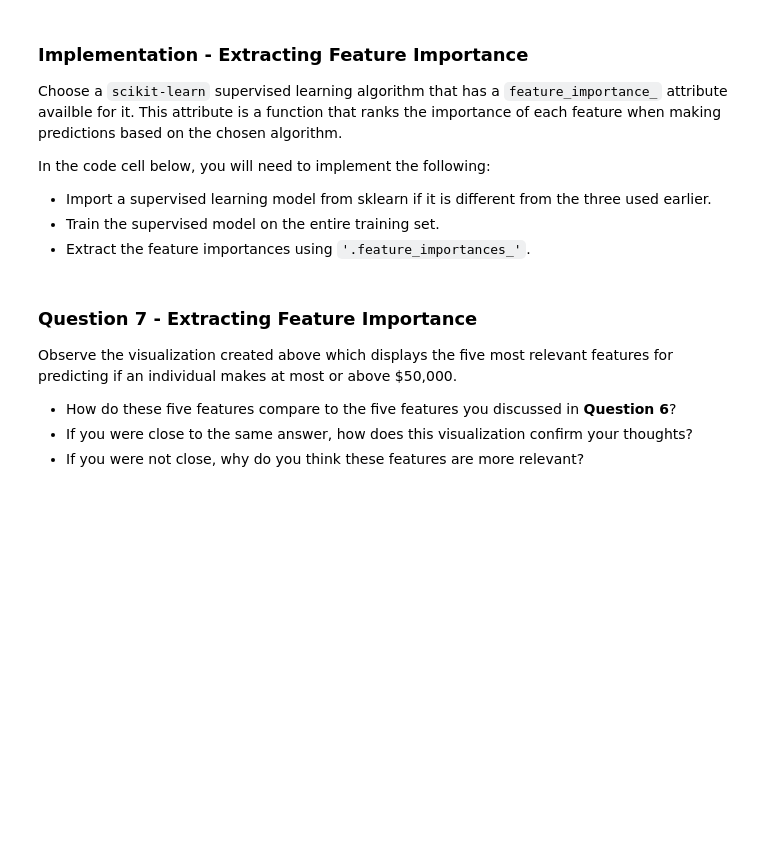
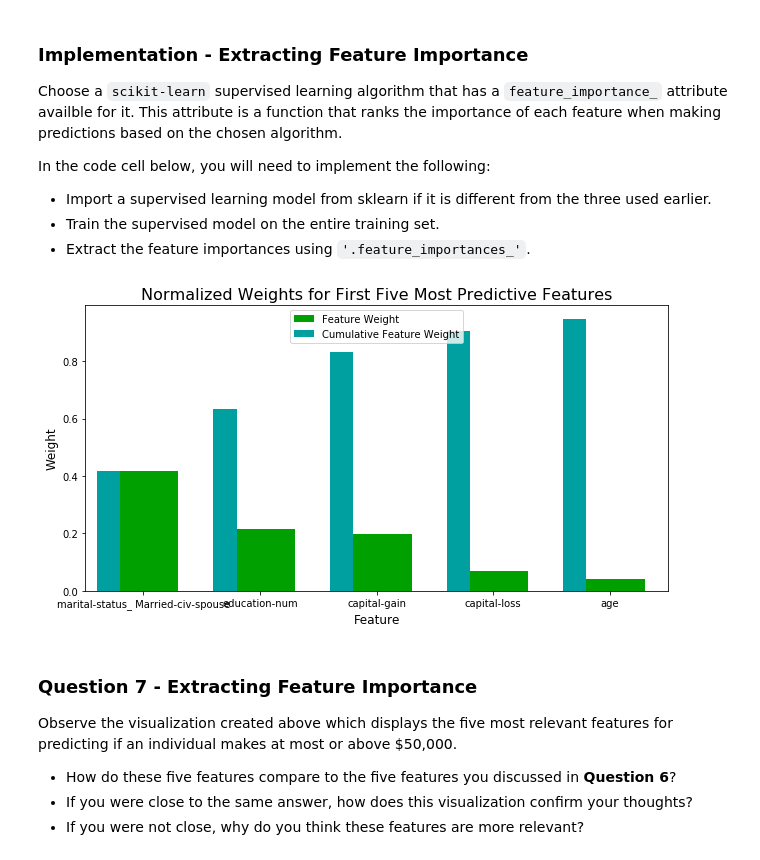
Before and after one commit to MichelML/udacity-machine-learning, a Jupyter notebook: projects/finding_donors/finding_donors.ipynb, the cells around one changed output. Saved outputs shown, nothing was run; the diff lists cells and outputs as text; code cells hidden in the pictures; blank space fills up the shorter version.

```diff
--- a/projects/finding_donors/finding_donors.ipynb
+++ b/projects/finding_donors/finding_donors.ipynb
@@ -712,16 +723,20 @@ In the code cell below, you will need to implement the following:
  - Extract the feature importances using `'.feature_importances_'`.
 # %%
 # TODO: Import a supervised learning model that has 'feature_importances_'
-
+# --> answer: we have chosen the DecisionTreeClassifier to build our model, which has feature_importances_
+# we will reuse it here
 
 # TODO: Train the supervised model on the training set using .fit(X_train, y_train)
-model = None
+# --> answer: we have chosen the DecisionTreeClassifier to build our model, which has feature_importances_
+# we will reuse it here
 
 # TODO: Extract the feature importances using .feature_importances_
-importances = None
+importances = best_clf.feature_importances_
 
 # Plot
 vs.feature_plot(importances, X_train, y_train)
+# %% [output]
+[figure, added]
 # %% [markdown]
 ### Question 7 - Extracting Feature Importance
 
```
Also changed, not shown: parts of 10 cells of this notebook.
